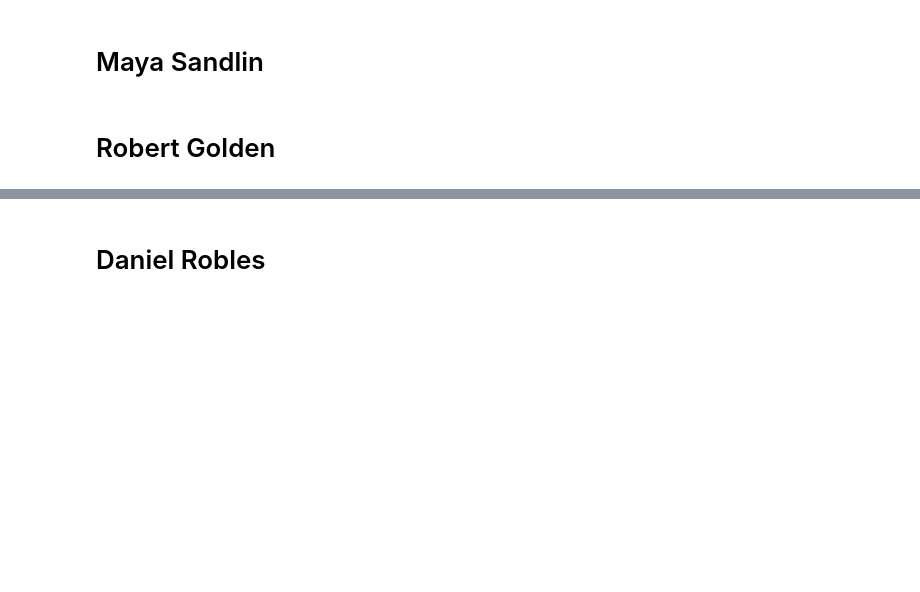
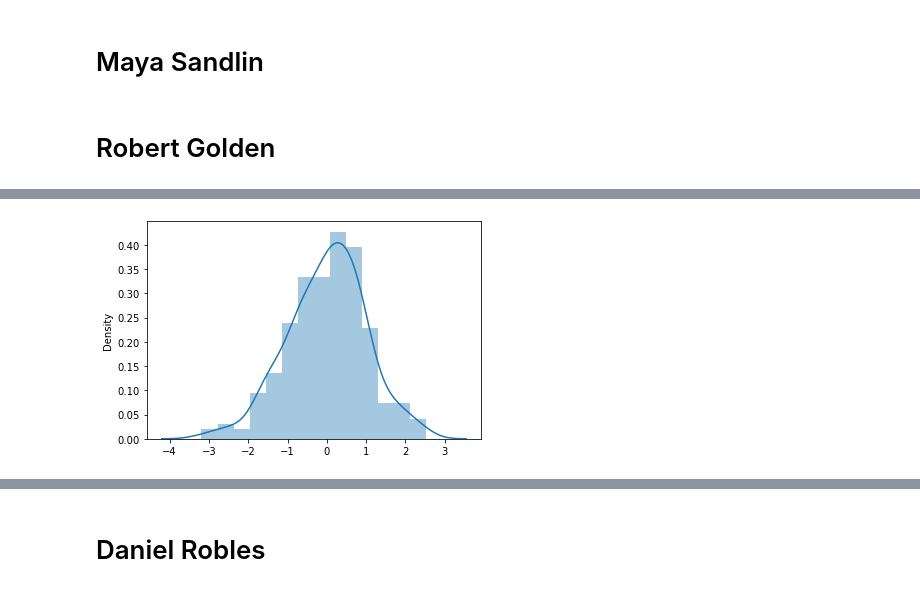
Before and after one commit to jumholtz/AIOverlordSupporters, a Jupyter notebook: student.ipynb, the cells around one changed output, grey strips where cells are left out. Drawn from its saved outputs; the diff is of its cells as text; code cells hidden in the pictures; blank space fills up the shorter version.

```diff
--- a/student.ipynb
+++ b/student.ipynb
@@ -12,0 +170,4 @@ Please fill out:
+# %%
+sns.distplot([(x - d2.mean())/d2.std() for x in d2])
+# %% [output]
+[figure, added]
```
Also changed, not shown: parts of 7 cells of this notebook.
